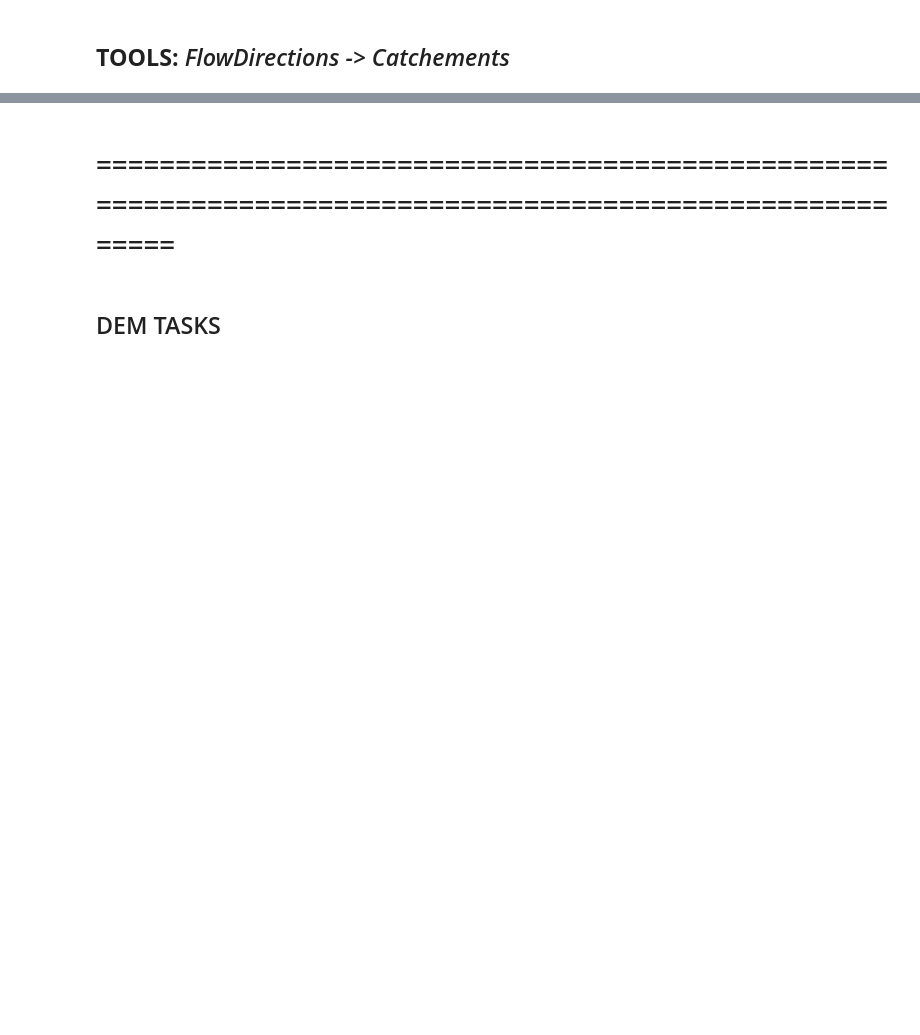
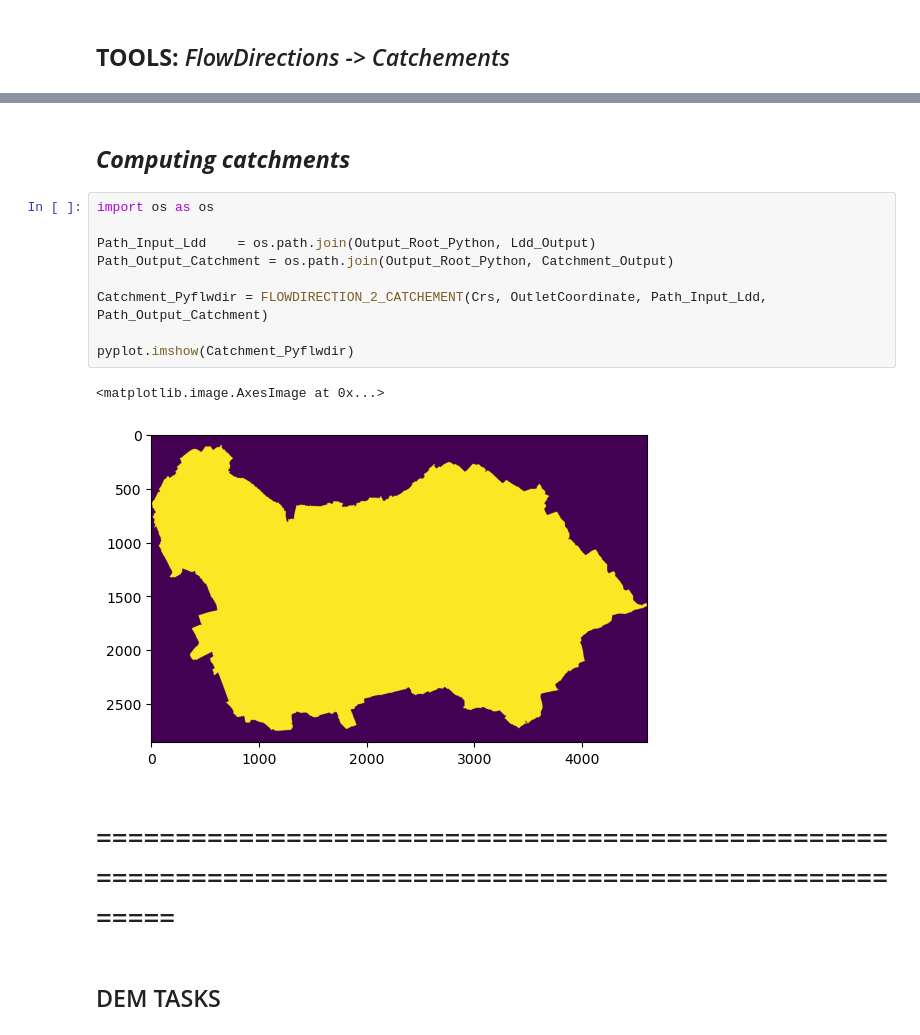
Before and after one commit to AquaPore/WflowRasterPython.py, a Jupyter notebook: Jupyter/Python_Pyflwdir_Wflow.ipynb, the cells around one changed output, grey strips where cells are left out. Saved outputs shown, nothing was run; the diff lists cells and outputs as text; blank space fills up the shorter version.

```diff
--- a/Jupyter/Python_Pyflwdir_Wflow.ipynb
+++ b/Jupyter/Python_Pyflwdir_Wflow.ipynb
@@ -402,3 +428,17 @@ def FLOWDIRECTION_2_CATCHEMENT(
+# %% [markdown]
+## ***Computing catchments***
+# %%
+import os as os
+
+Path_Input_Ldd    = os.path.join(Output_Root_Python, Ldd_Output)
+Path_Output_Catchment = os.path.join(Output_Root_Python, Catchment_Output)
+
+Catchment_Pyflwdir = FLOWDIRECTION_2_CATCHEMENT(Crs, OutletCoordinate, Path_Input_Ldd, Path_Output_Catchment)
+
+pyplot.imshow(Catchment_Pyflwdir)
+# %% [output]
+<matplotlib.image.AxesImage at 0x...>
+[figure, added]
 # %% [markdown]
 # =========================================================================================================
 # %% [markdown]
```
Also changed, not shown: parts of 40 cells of this notebook, 1 other file.
